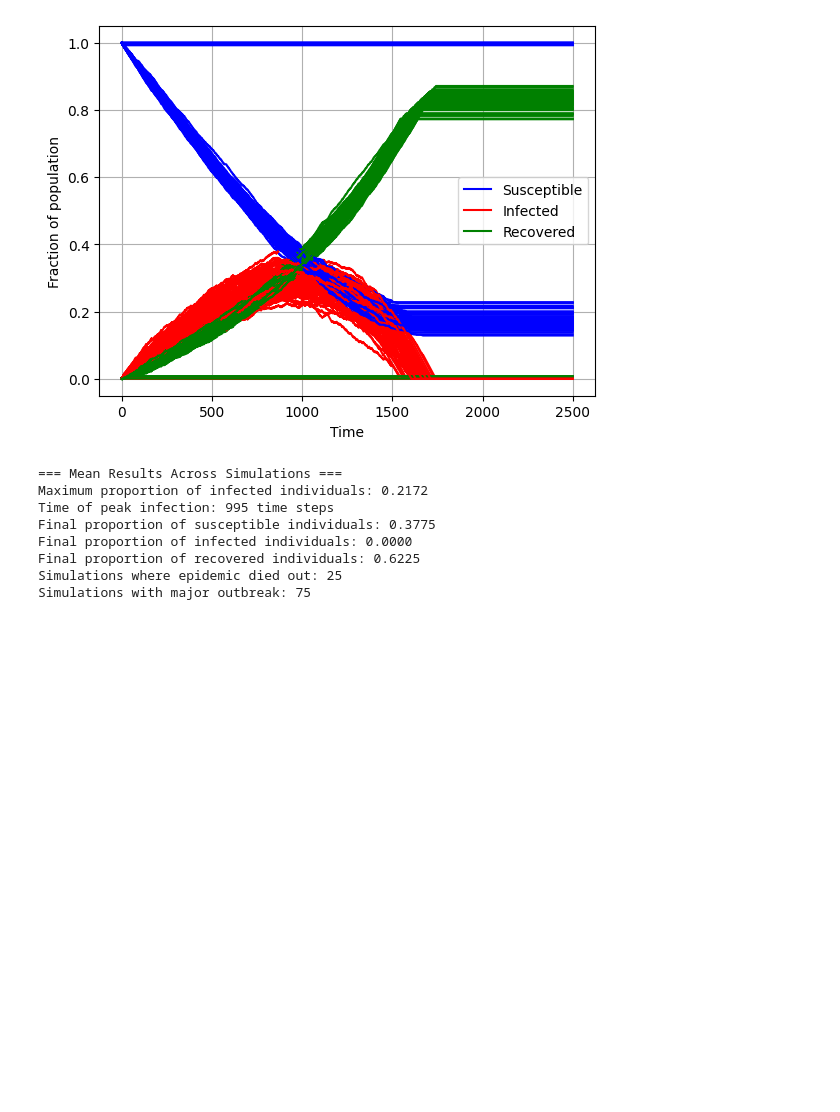
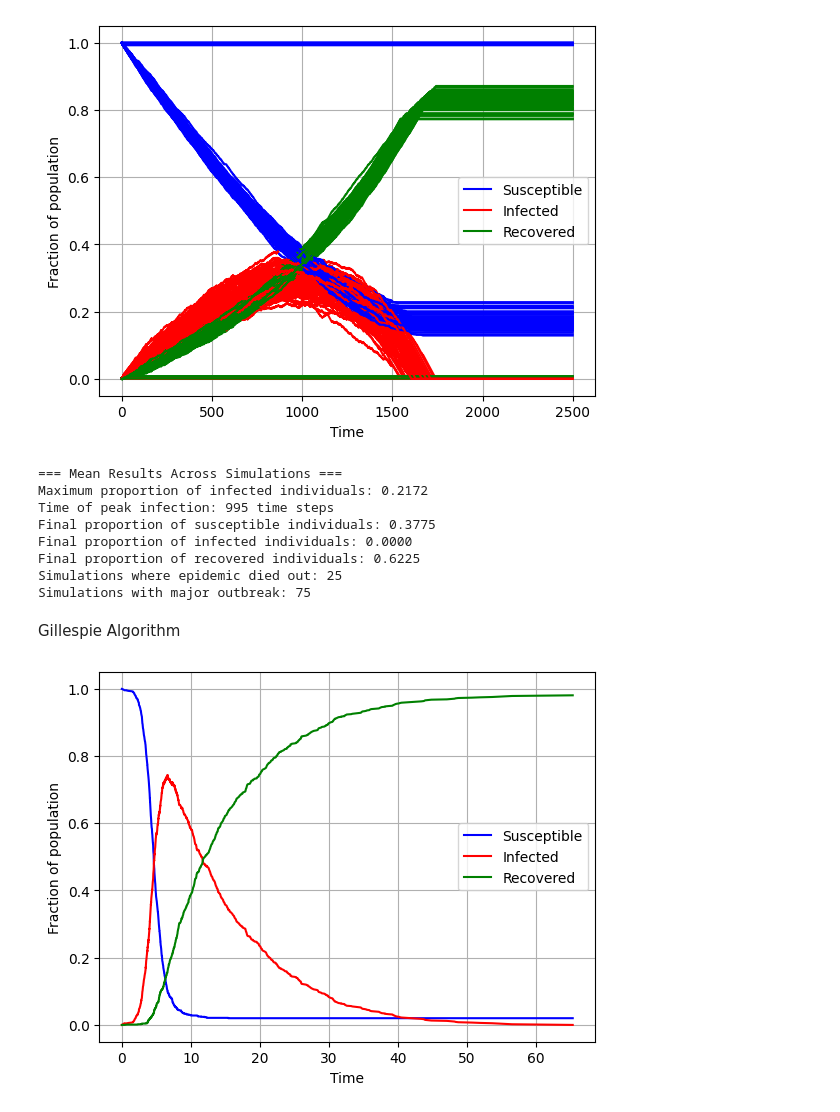
Before and after one commit to Cairo-Henrique/Estrutura-e-dinamica-de-redes-complexas, a Jupyter notebook: SIR_Epidemic_Networks.ipynb, the cells around one changed output. Cells and saved outputs as stored; diff of their text form; code cells hidden in the pictures; blank space fills up the shorter version.

Commit message:
Added Gillespie algorithm

```diff
--- a/SIR_Epidemic_Networks.ipynb
+++ b/SIR_Epidemic_Networks.ipynb
@@ -403,3 +403,10 @@ Final proportion of infected individuals: 0.0000
 Final proportion of recovered individuals: 0.6225
 Simulations where epidemic died out: 25
 Simulations with major outbreak: 75
+# %% [markdown]
+Gillespie Algorithm
+# %%
+tmax = 2500
+beta = 0.4           #transmission rate
+gamma = 0.1    #recovery rate
+fraction_infected = 1 / n      #random fraction initially infected
@@ -405,0 +472,15 @@ Simulations with major outbreak: 75
+# %%
+t, S, I, R = gillespie_SIR_epidemic(G, tmax, beta, gamma, fraction_infected)
+
+# Gráfico
+plt.figure()
+plt.plot(t, S, label='Susceptible', color='blue')
+plt.plot(t, I, label='Infected', color='red')
+plt.plot(t, R, label='Recovered', color='green')
+plt.grid(True)
+plt.xlabel('Time')
+plt.ylabel('Fraction of population')
+plt.legend()
+plt.show()
+# %% [output]
+[figure, added]
```
Also changed, not shown: parts of 2 cells of this notebook.
